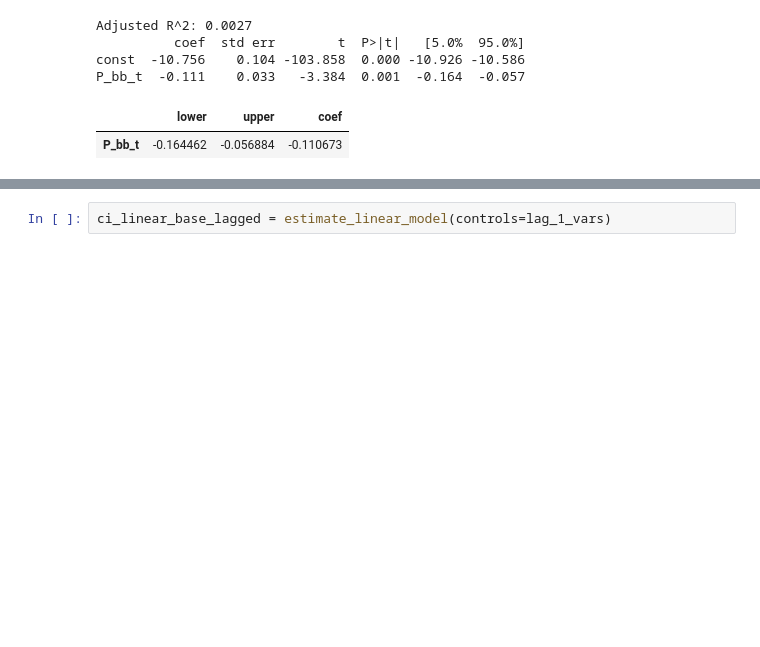
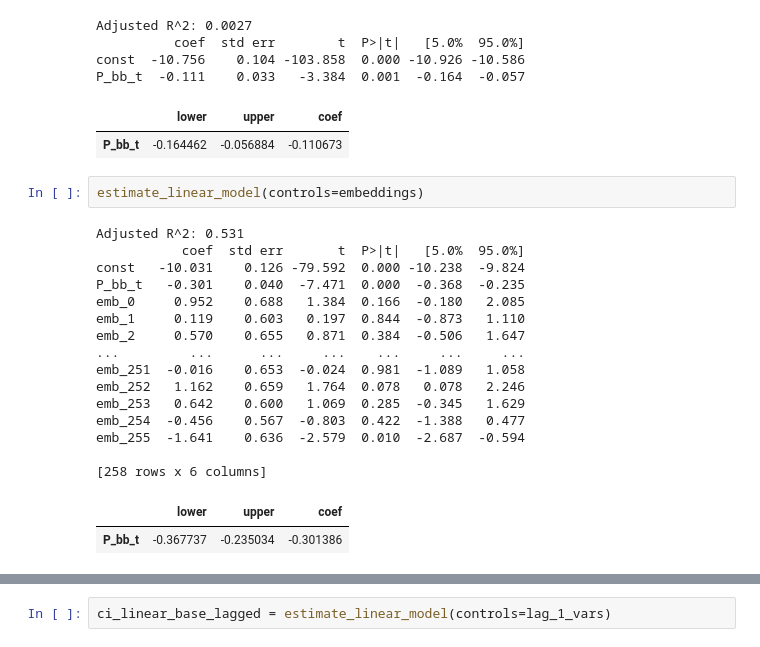
Before and after one commit to JanTeichertKluge/demand-analysis-repro, a Jupyter notebook: main/code/04_evaluation.ipynb, the cells around one changed output, grey strips where cells are left out. Saved outputs shown, nothing was run; the diff lists cells and outputs as text; blank space fills up the shorter version.

Commit message:
add baseline estimates for comparison

```diff
--- a/main/code/04_evaluation.ipynb
+++ b/main/code/04_evaluation.ipynb
@@ -263,3 +263,23 @@ const  -10.756    0.104 -103.858  0.000 -10.926 -10.586
 P_bb_t  -0.111    0.033   -3.384  0.001  -0.164  -0.057
 |  | lower | upper | coef |
 | P_bb_t | -0.164462 | -0.056884 | -0.110673 |
+# %%
+estimate_linear_model(controls=embeddings)
+# %% [output]
+Adjusted R^2: 0.531
+           coef  std err       t  P>|t|   [5.0%  95.0%]
+const   -10.031    0.126 -79.592  0.000 -10.238  -9.824
+P_bb_t   -0.301    0.040  -7.471  0.000  -0.368  -0.235
+emb_0     0.952    0.688   1.384  0.166  -0.180   2.085
+emb_1     0.119    0.603   0.197  0.844  -0.873   1.110
+emb_2     0.570    0.655   0.871  0.384  -0.506   1.647
+...         ...      ...     ...    ...     ...     ...
+emb_251  -0.016    0.653  -0.024  0.981  -1.089   1.058
+emb_252   1.162    0.659   1.764  0.078   0.078   2.246
+emb_253   0.642    0.600   1.069  0.285  -0.345   1.629
+emb_254  -0.456    0.567  -0.803  0.422  -1.388   0.477
+emb_255  -1.641    0.636  -2.579  0.010  -2.687  -0.594
+
+[258 rows x 6 columns]
+|  | lower | upper | coef |
+| P_bb_t | -0.367737 | -0.235034 | -0.301386 |
```
Also changed, not shown: parts of 2 cells of this notebook.
